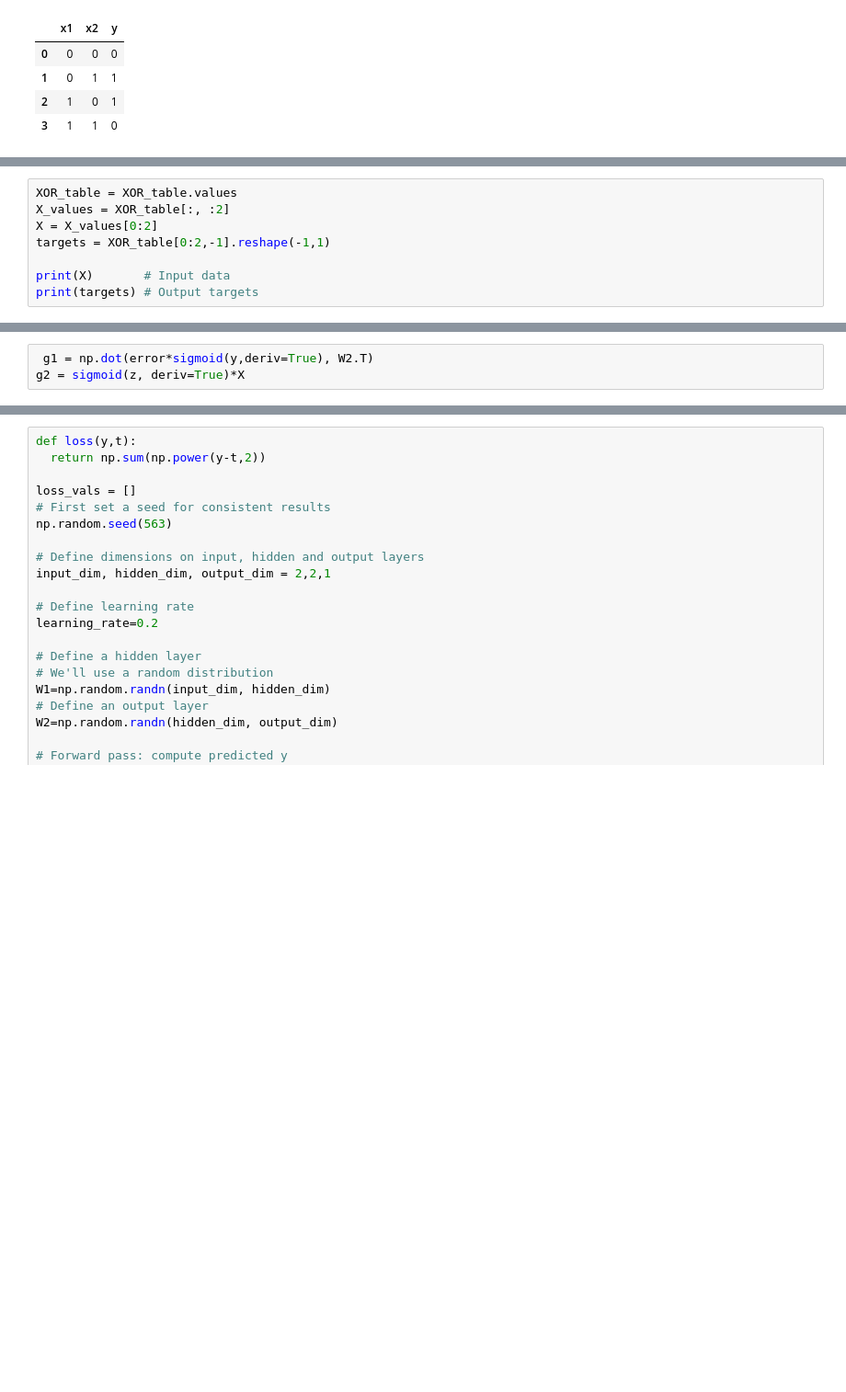
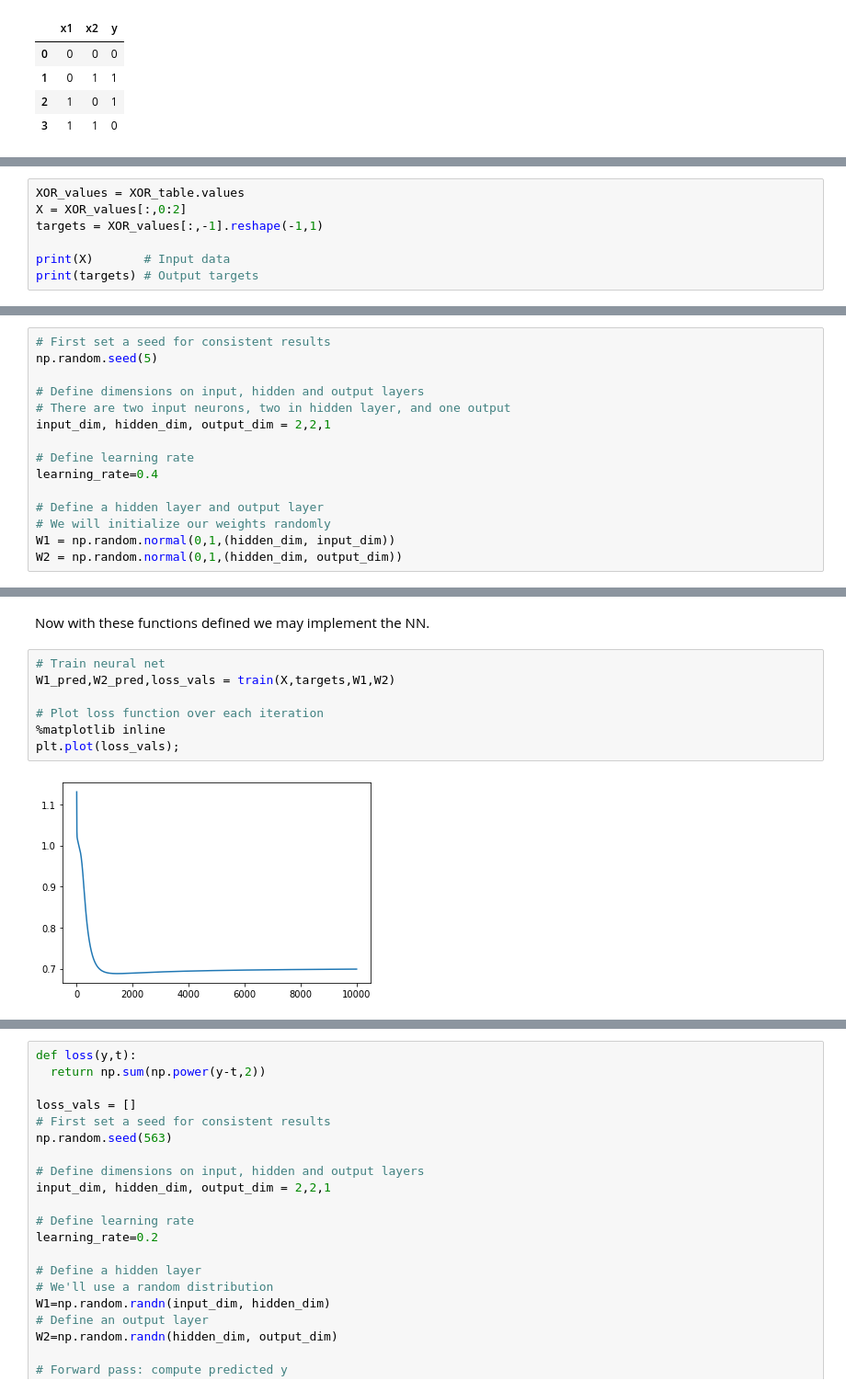
Before and after one commit to gluckt/complex_systems_lab1, a Jupyter notebook: Lab1.ipynb, the cells around one changed output, grey strips where cells are left out. Shown: that part at 92% size. Cells and saved outputs as stored; diff of their text form; blank space fills up the shorter version.

```diff
--- a/Lab1.ipynb
+++ b/Lab1.ipynb
@@ -262,10 +266,9 @@ XOR_table
 # %% [markdown]
 ![](https://drive.google.com/uc?export=view&id=1lf82hKZxfBqhV2m5cLIRO_9pO1S3T4ty)
 # %%
-XOR_table = XOR_table.values
-X_values = XOR_table[:, :2]
-X = X_values[0:2]
-targets = XOR_table[0:2,-1].reshape(-1,1)
+XOR_values = XOR_table.values
+X = XOR_values[:,0:2]
+targets = XOR_values[:,-1].reshape(-1,1)
 
 print(X)       # Input data
 print(targets) # Output targets
@@ -341,3 +283,0 @@ plt.plot(loss_vals)
-# %%
- g1 = np.dot(error*sigmoid(y,deriv=True), W2.T)
-g2 = sigmoid(z, deriv=True)*X
@@ -348,0 +288,15 @@ array([[0.34851659],
+# %%
+# First set a seed for consistent results
+np.random.seed(5)
+
+# Define dimensions on input, hidden and output layers
+# There are two input neurons, two in hidden layer, and one output
+input_dim, hidden_dim, output_dim = 2,2,1
+
+# Define learning rate
+learning_rate=0.4
+
+# Define a hidden layer and output layer
+# We will initialize our weights randomly
+W1 = np.random.normal(0,1,(hidden_dim, input_dim))
+W2 = np.random.normal(0,1,(hidden_dim, output_dim))
@@ -348,0 +365,11 @@ array([[0.34851659],
+# %% [markdown]
+Now with these functions defined we may implement the NN.
+# %%
+# Train neural net
+W1_pred,W2_pred,loss_vals = train(X,targets,W1,W2)
+
+# Plot loss function over each iteration
+%matplotlib inline
+plt.plot(loss_vals);
+# %% [output]
+[figure, added]
```
Also changed, not shown: parts of 18 cells of this notebook.
